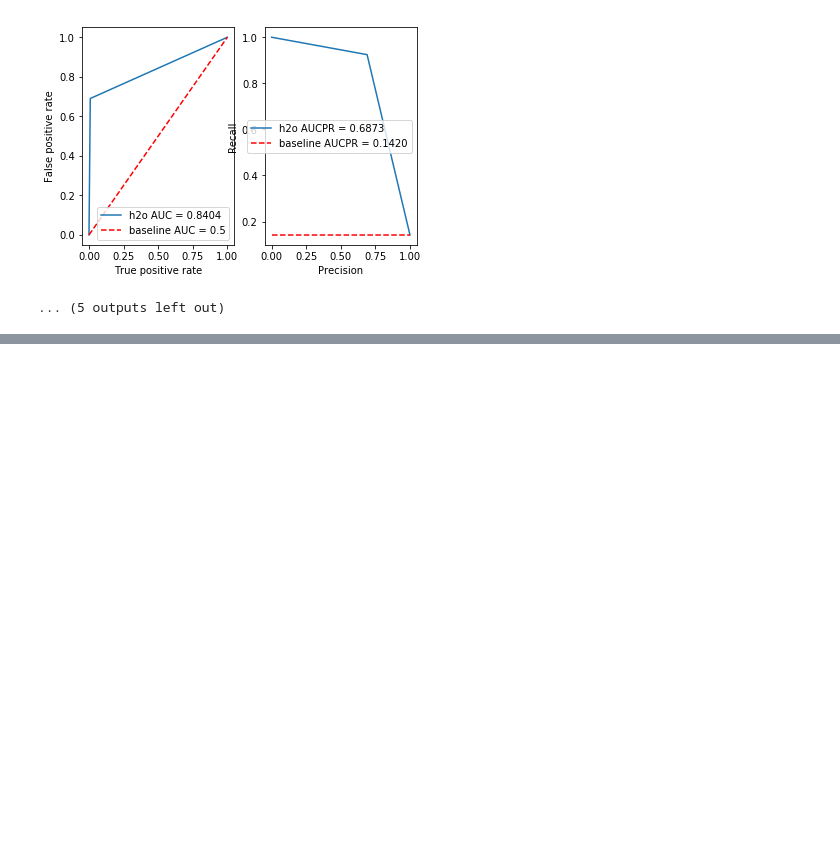
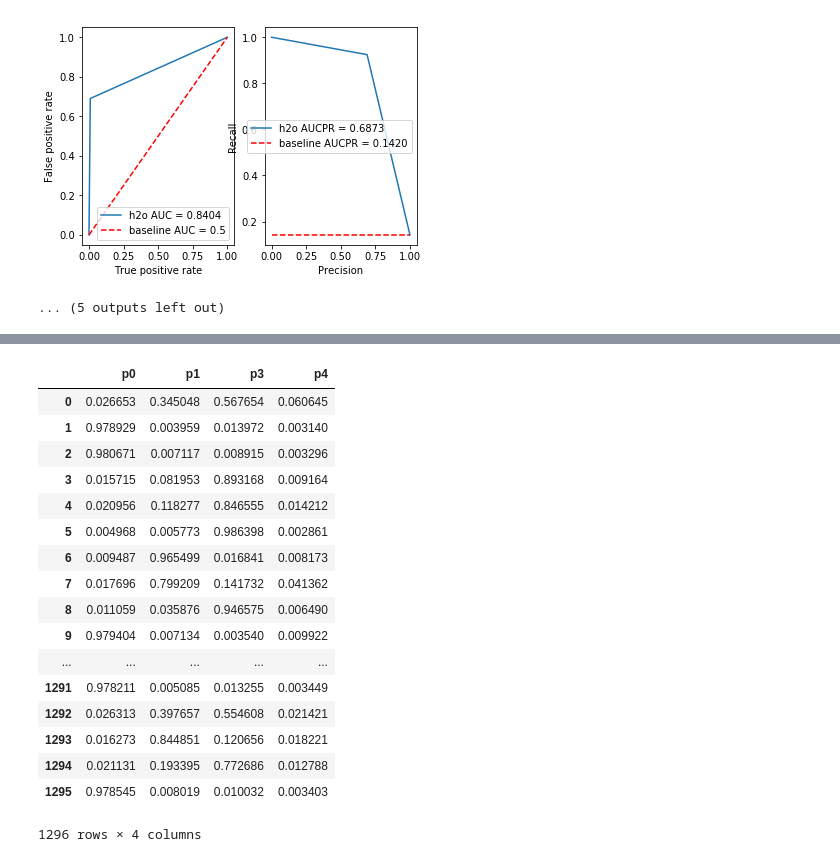
Before and after one commit to raffieeey/MasterResearchAutoML, a Jupyter notebook: 02A_H2OAutoml.ipynb, the cells around one changed output, grey strips where cells are left out. Saved outputs shown, nothing was run; the diff lists cells and outputs as text; code cells hidden in the pictures; blank space fills up the shorter version.

```diff
--- a/02A_H2OAutoml.ipynb
+++ b/02A_H2OAutoml.ipynb
@@ -148,15 +148,16 @@ figure()
 <Figure size 648x324 with 0 Axes>
 # %%
 from sklearn.metrics import accuracy_score, roc_auc_score , log_loss
+import numpy as np
 
-def acc():
-  print(float(accuracy_score(self.truth, self.predictions)))
+def acc(truth, predictions):
+        return float(accuracy_score(truth, predictions))
 
-def auc():
-  print(float(roc_auc_score(truth, self.probabilities[:, 1])))
+def auc(truth, predictions):
+        return float(roc_auc_score(truth, np.max(predictions.iloc[:,1:], axis=1)))
 
-def logloss():
-  print(float(log_loss(self.truth, self.probabilities))
+def logloss(truth, predictions):
+        return float(log_loss(truth, np.max(predictions.iloc[:,1:], axis=1)))
 # %%
 from pmlb import classification_dataset_names, regression_dataset_names,fetch_data
 from h2o.automl import H2OAutoML
@@ -165,6 +166,7 @@ from pytictoc import TicToc
 
 
 preds = {}
+score_preds = {}
 t = TicToc()
 
 sel_clss_dtst = ['adult','agaricus-lepiota', 'churn', 'nursery', 'satimage','texture']
@@ -188,7 +190,12 @@ for metrics_test in  ['mean_per_class_error', 'AUC', 'logloss']:
         lb = aml.leaderboard
         print("*** Top algorithm: ***", lb.head(5))
         preds[class_dtst] = aml.leader.predict(X_test).as_data_frame()
-        prediction_summary( y_test.as_data_frame(), preds[class_dtst].iloc[:,0], "h2o")
+        #prediction_summary( y_test.as_data_frame(), preds[class_dtst].iloc[:,0], "h2o")
+        if metrics_test == 'mean_per_class_error':
+      acc(truth, predictions):
+
+
+
       elif class_dtst not in ("nursery", "satimage", "texture") and metrics_test in  ['mean_per_class_error', 'AUC'] : #For binary classification data
         print("_"*80)
         print(f"*** Dataset Name: {class_dtst} ***")
@@ -203,7 +210,7 @@ for metrics_test in  ['mean_per_class_error', 'AUC', 'logloss']:
         aml.train(x=X_train.columns, y=X_train.cbind(y_train)[:,-1].columns[0], training_frame=X_train.cbind(y_train))
         t.toc()
         lb = aml.leaderboard
-        print("*** Top 5 algorithm: ***", lb.head(5))
+        print("*** Top algorithm: ***", lb.head(5))
         preds[class_dtst] = aml.leader.predict(X_test).as_data_frame()
         prediction_summary( y_test.as_data_frame(), preds[class_dtst].iloc[:,0], "h2o")
 # %% [output]
@@ -257,0 +285,21 @@ xgboost prediction progress: |████████████████
+# %%
+preds['nursery'].iloc[:,1:]
+# %% [output]
+|  | p0 | p1 | p3 | p4 |
+| 0 | 0.026653 | 0.345048 | 0.567654 | 0.060645 |
+| 1 | 0.978929 | 0.003959 | 0.013972 | 0.003140 |
+| 2 | 0.980671 | 0.007117 | 0.008915 | 0.003296 |
+| 3 | 0.015715 | 0.081953 | 0.893168 | 0.009164 |
+| 4 | 0.020956 | 0.118277 | 0.846555 | 0.014212 |
+| 5 | 0.004968 | 0.005773 | 0.986398 | 0.002861 |
+| 6 | 0.009487 | 0.965499 | 0.016841 | 0.008173 |
+| 7 | 0.017696 | 0.799209 | 0.141732 | 0.041362 |
+| 8 | 0.011059 | 0.035876 | 0.946575 | 0.006490 |
+| 9 | 0.979404 | 0.007134 | 0.003540 | 0.009922 |
+| ... | ... | ... | ... | ... |
+| 1291 | 0.978211 | 0.005085 | 0.013255 | 0.003449 |
+| 1292 | 0.026313 | 0.397657 | 0.554608 | 0.021421 |
+| 1293 | 0.016273 | 0.844851 | 0.120656 | 0.018221 |
+| 1294 | 0.021131 | 0.193395 | 0.772686 | 0.012788 |
+| 1295 | 0.978545 | 0.008019 | 0.010032 | 0.003403 |
+1296 rows × 4 columns
```
Also changed, not shown: parts of 1 cell of this notebook.
